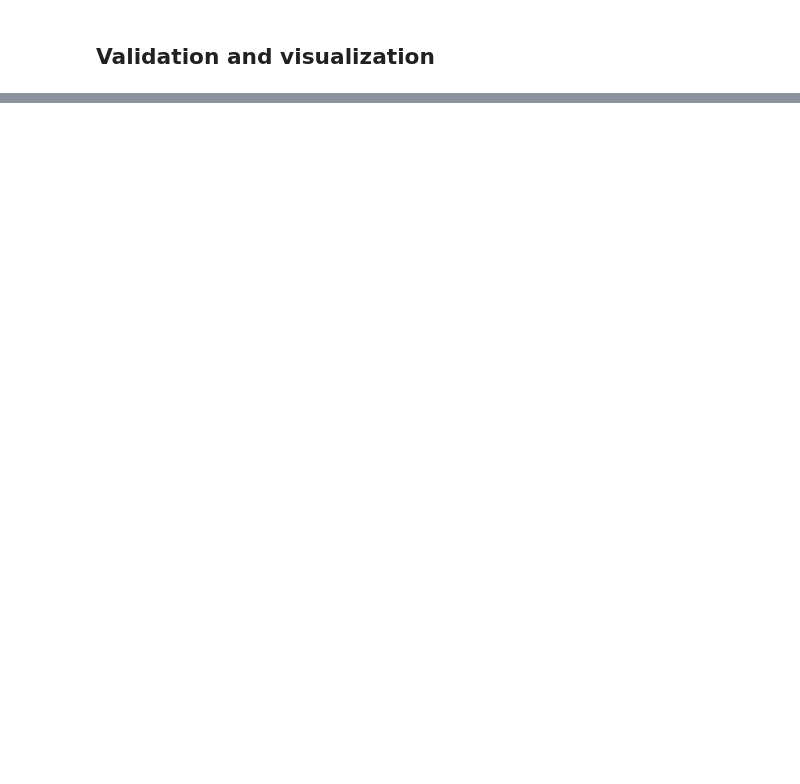
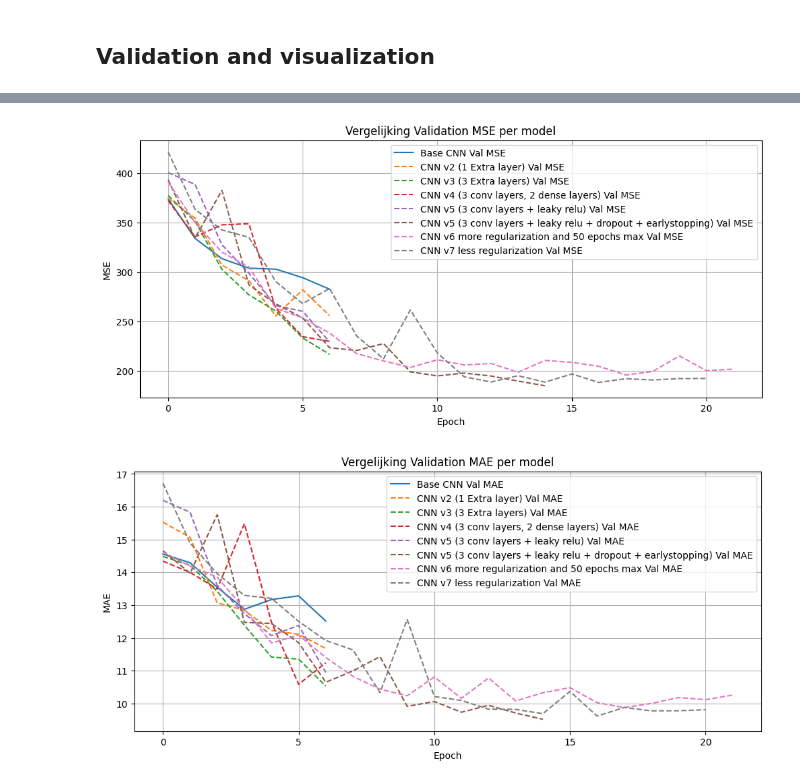
Before and after one commit to FrankVanDerVelde/master_applied-artificial_intelligence, a Jupyter notebook: age_verification_project/base_cnn.ipynb, the cells around one changed output, grey strips where cells are left out. Drawn from its saved outputs; the diff is of its cells as text; code cells hidden in the pictures; blank space fills up the shorter version.

```diff
--- a/age_verification_project/base_cnn.ipynb
+++ b/age_verification_project/base_cnn.ipynb
@@ -213,0 +986,29 @@ plt.show()
+# %%
+colors = ['tab:blue', 'tab:orange', 'tab:green', 'tab:red', 'tab:purple', 'tab:brown']
+
+# Plot MSE
+plt.figure(figsize=(12,5))
+for model_name, data in results.items():
+    linestyle = '-' if 'Base' in model_name else '--'
+    plt.plot(data['mse_val'], label=f"{model_name} Val MSE", linestyle=linestyle)
+plt.title("Vergelijking Validation MSE per model")
+plt.xlabel("Epoch")
+plt.ylabel("MSE")
+plt.legend()
+plt.grid(True)
+plt.show()
+
+# Plot MAE
+plt.figure(figsize=(12,5))
+for model_name, data in results.items():
+    linestyle = '-' if 'Base' in model_name else '--'
+    plt.plot(data['mae_val'], label=f"{model_name} Val MAE", linestyle=linestyle)
+plt.title("Vergelijking Validation MAE per model")
+plt.xlabel("Epoch")
+plt.ylabel("MAE")
+plt.legend()
+plt.grid(True)
+plt.show()
+# %% [output]
+[figure, added]
+[figure, added]
```
Also changed, not shown: parts of 24 cells of this notebook, 11 other files.
